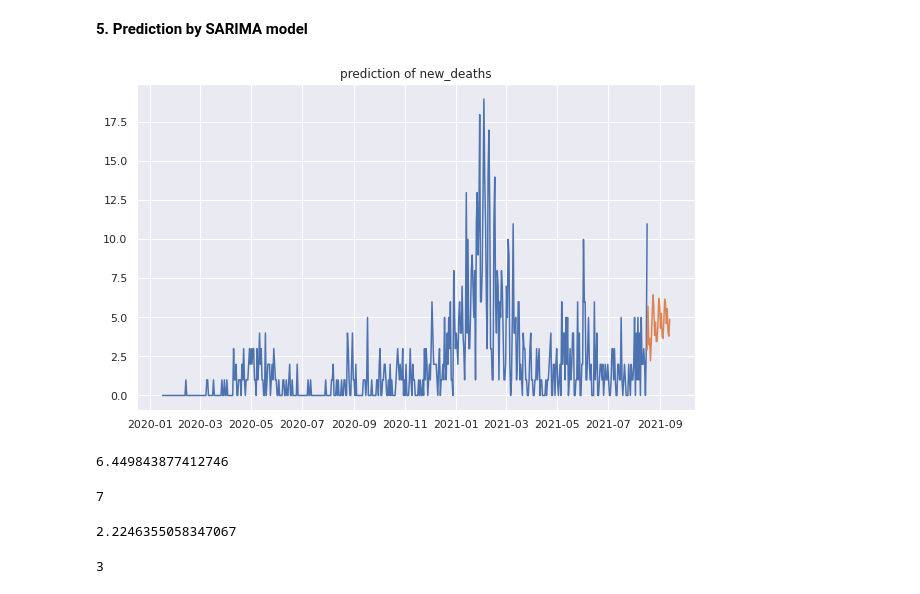
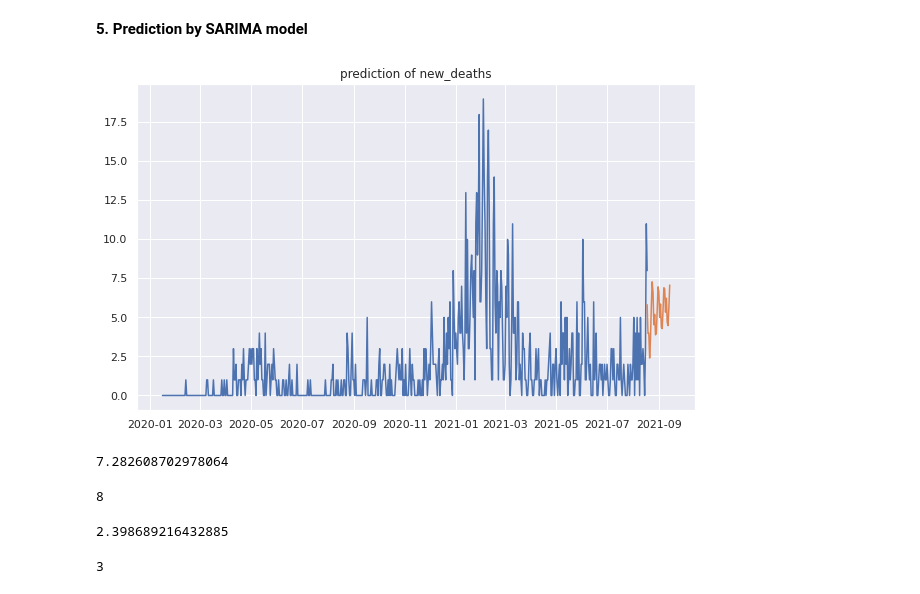
Before and after one commit to NorikoEtani/COVID-19, a Jupyter notebook: TimeLinePrediction.ipynb, the cells around one changed output. Saved outputs shown, nothing was run; the diff lists cells and outputs as text; code cells hidden in the pictures.

```diff
--- a/TimeLinePrediction.ipynb
+++ b/TimeLinePrediction.ipynb
@@ -28,8 +28,8 @@ import math
 # %% [markdown]
 **1. Data read**
 # %%
-place = 'Japan'
-outday = '0817'
+place = 'KANAGAWA'
+outday = '0818'
 # %%
 csv_fname = "/content/drive/MyDrive/TimeLineData/"+place+"_"+outday+".csv"
 # %%
@@ -506,31 +506,31 @@ sarima_model2 = sm.tsa.SARIMAX(ts2, order=(4,1,2), seasonal_order=(0,1,2,7)).fit
 # %%
 #death
 #構築したモデルに基づいて予測
-predict = sarima_model1.predict('2021-08-17', '2021-09-13')
+predict = sarima_model1.predict('2021-08-18', '2021-09-14')
 plt.figure(figsize=(10, 6))   # (width, height)
 plt.title("prediction of new_deaths")
 plt.plot(ts1) # 実データをプロット
 plt.plot(predict) # 予測データをプロット
 fname = place + "_death_pred_" + outday + ".jpg"
 plt.savefig(fname)
 # %% [output]
-[figure, old version]
+[figure, new version]
 # %%
 fname = place + "_death_pred_" + outday + ".csv"
 predict.to_csv(fname,index=False)
 # %%
 max(predict)
 # %% [output]
-6.449843877412746
+7.282608702978064
 # %%
 #少数点以下切り上げ
 math.ceil(max(predict))
 # %% [output]
-7
+8
 # %%
 min(predict)
 # %% [output]
-2.2246355058347067
+2.398689216432885
 # %%
 if ((min(predict)) <= 0):
    print("0")
```
Also changed, not shown: parts of 14 cells of this notebook, 3 other files.
